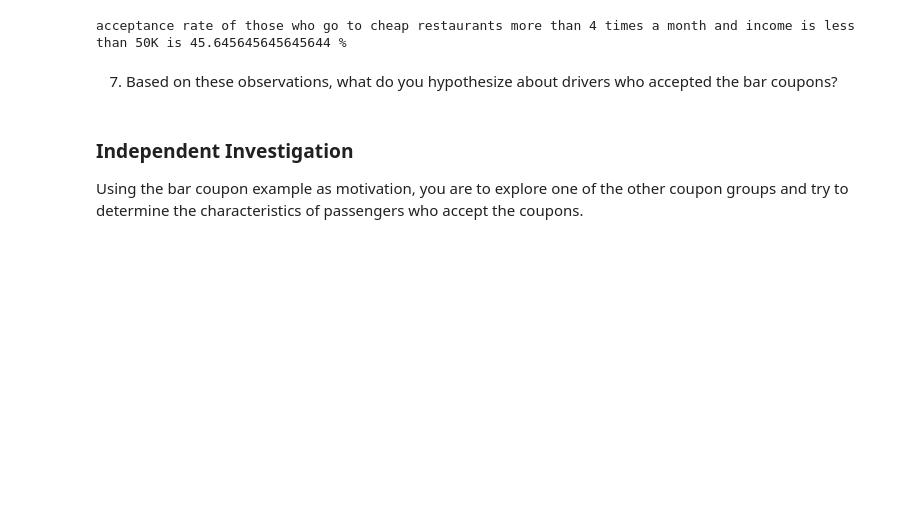
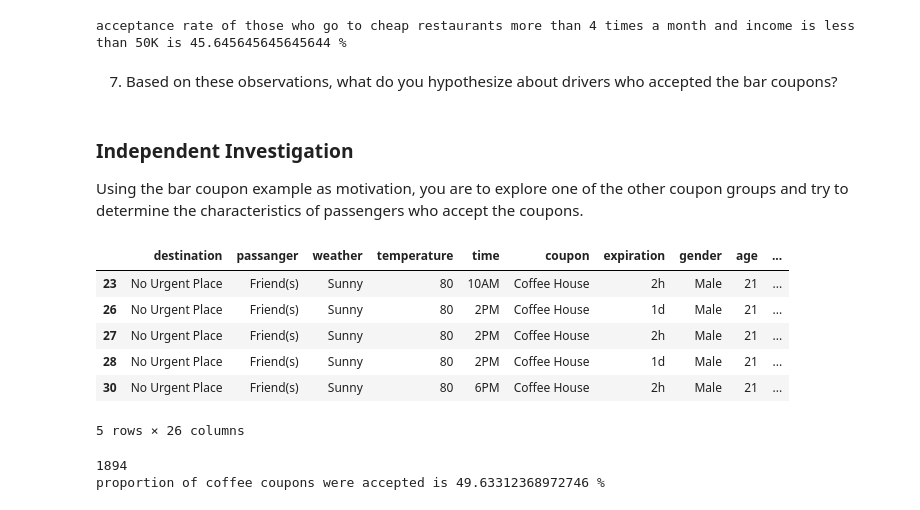
Before and after one commit to hemantborse/Practical-Application-1, a Jupyter notebook: prompt.ipynb, the cells around one changed output. Cells and saved outputs as stored; diff of their text form; code cells hidden in the pictures; blank space fills up the shorter version.

```diff
--- a/prompt.ipynb
+++ b/prompt.ipynb
@@ -340,3 +340,23 @@ print('Drives who go more than once to bar largely accpeted bar coupons')
 ### Independent Investigation
 
 Using the bar coupon example as motivation, you are to explore one of the other coupon groups and try to determine the characteristics of passengers who accept the coupons.
+# %%
+#work on coffeehouse groups
+df_coffee = data[data['coupon'] == 'Coffee House']
+df_coffee.head()
+# %% [output]
+|  | destination | passanger | weather | temperature | time | coupon | expiration | gender | age | ... |
+| 23 | No Urgent Place | Friend(s) | Sunny | 80 | 10AM | Coffee House | 2h | Male | 21 | ... |
+| 26 | No Urgent Place | Friend(s) | Sunny | 80 | 2PM | Coffee House | 1d | Male | 21 | ... |
+| 27 | No Urgent Place | Friend(s) | Sunny | 80 | 2PM | Coffee House | 2h | Male | 21 | ... |
+| 28 | No Urgent Place | Friend(s) | Sunny | 80 | 2PM | Coffee House | 1d | Male | 21 | ... |
+| 30 | No Urgent Place | Friend(s) | Sunny | 80 | 6PM | Coffee House | 2h | Male | 21 | ... |
+5 rows × 26 columns
+# %%
+coffee_coupon_accept = df_coffee['Y'].value_counts().get(1, 0)
+print(coffee_coupon_accept)
+proportion_coffee_coupon_accept = (coffee_coupon_accept/ len(df_coffee['Y']))*100
+print(f"proportion of coffee coupons were accepted is {proportion_coffee_coupon_accept} %")
+# %% [output]
+1894
+proportion of coffee coupons were accepted is 49.63312368972746 %
```
